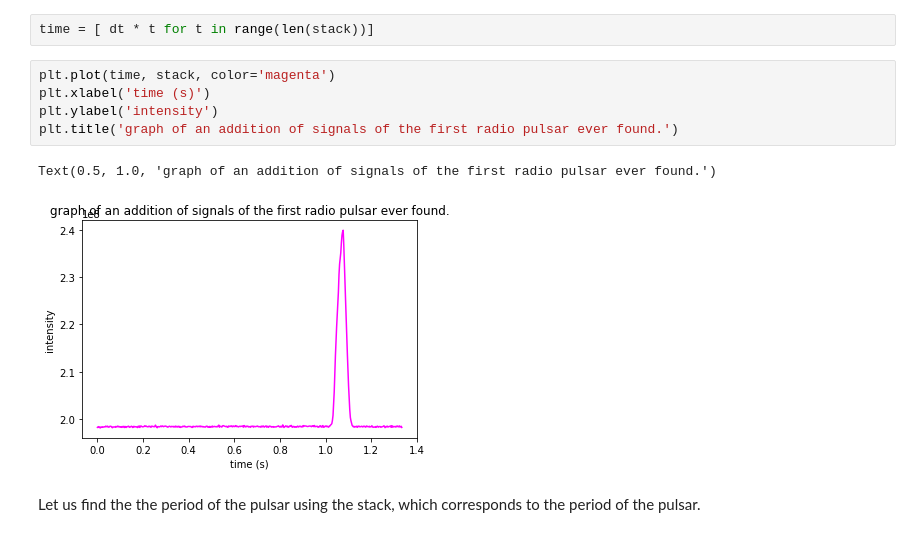
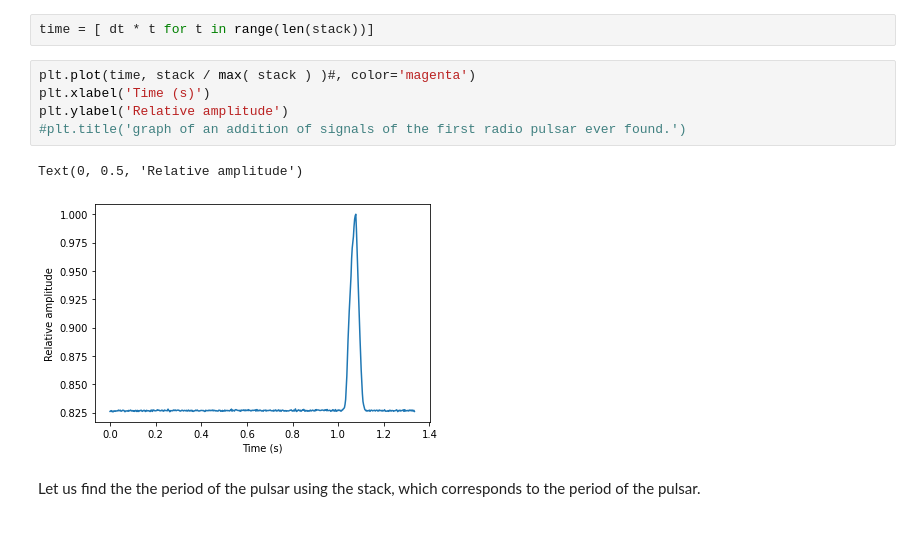
Before and after one commit to Yousousen/pulsar_analysis, a Jupyter notebook: src/script/pulsar1.ipynb, the cells around one changed output. Drawn from its saved outputs; the diff is of its cells as text.

```diff
--- a/src/script/pulsar1.ipynb
+++ b/src/script/pulsar1.ipynb
@@ -135,13 +137,13 @@ True
 # %%
 time = [ dt * t for t in range(len(stack))]
 # %%
-plt.plot(time, stack, color='magenta')
-plt.xlabel('time (s)')
-plt.ylabel('intensity')
-plt.title('graph of an addition of signals of the first radio pulsar ever found.')
+plt.plot(time, stack / max( stack ) )#, color='magenta')
+plt.xlabel('Time (s)')
+plt.ylabel('Relative amplitude')
+#plt.title('graph of an addition of signals of the first radio pulsar ever found.')
 # %% [output]
-Text(0.5, 1.0, 'graph of an addition of signals of the first radio pulsar ever found.')
+Text(0, 0.5, 'Relative amplitude')
-[figure, old version]
+[figure, new version]
 # %% [markdown]
 Let us find the the period of the pulsar using the stack, which corresponds to the period of the pulsar.
 # %%
```
Also changed, not shown: parts of 3 cells of this notebook, 10 other files.
